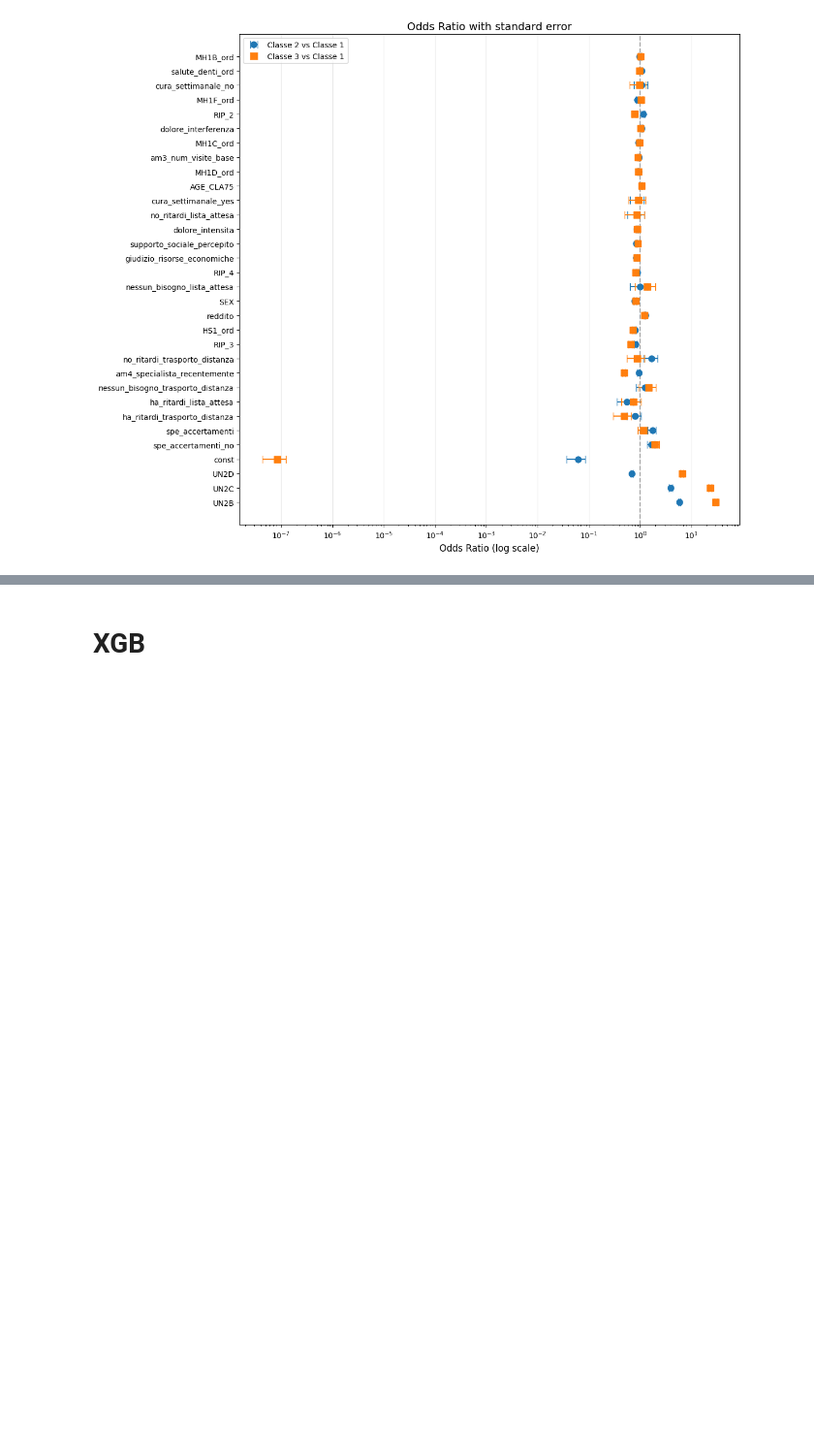
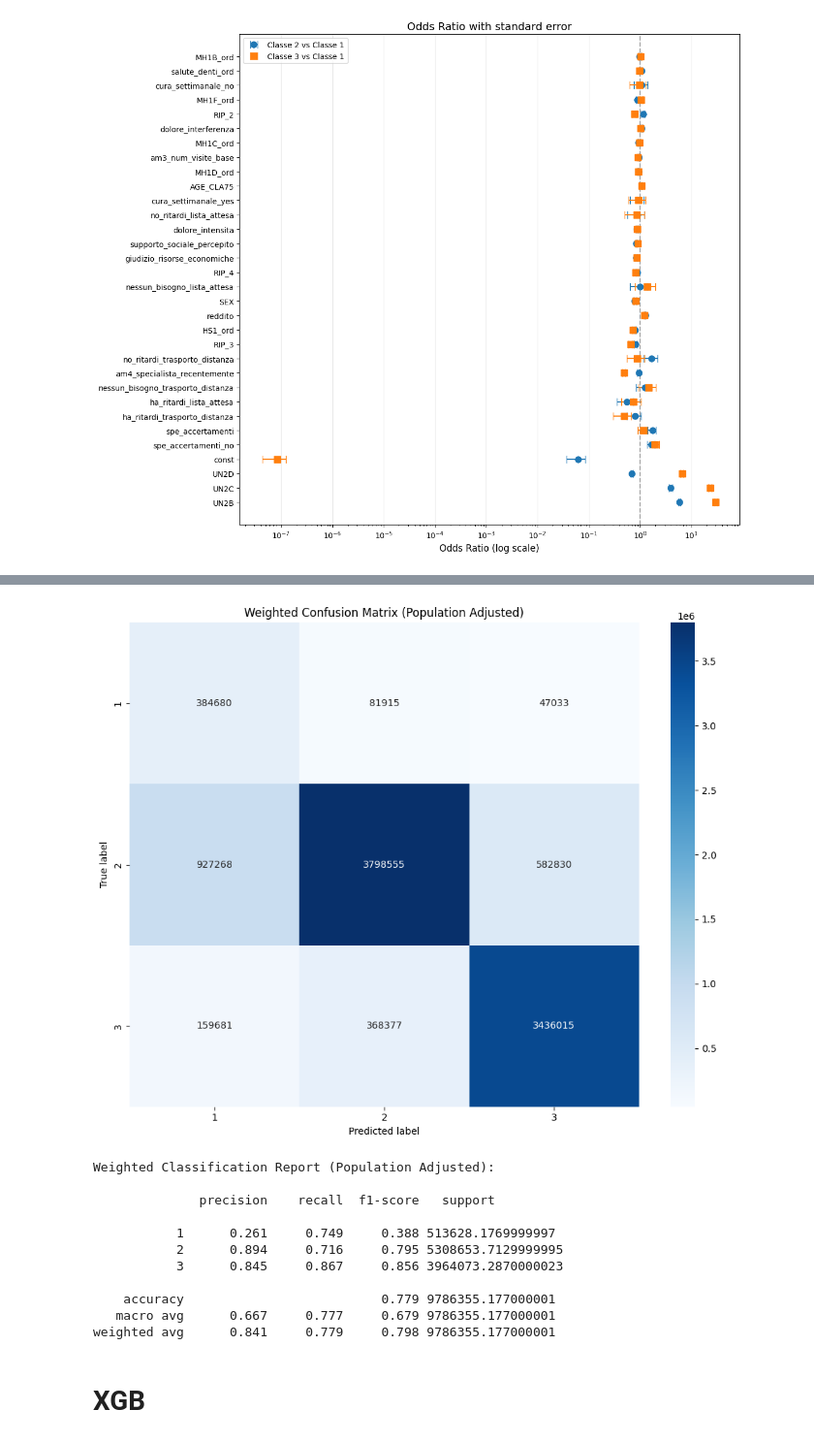
Before and after one commit to emanueleiacca/SL_ISTAT, a Jupyter notebook: Modelling.ipynb, the cells around one changed output, grey strips where cells are left out. Shown at 97% size. Cells and saved outputs as stored; diff of their text form; code cells hidden in the pictures; blank space fills up the shorter version.

```diff
--- a/Modelling.ipynb
+++ b/Modelling.ipynb
@@ -901,2 +910,71 @@ NameError: name 'select_lasso_features' is not defined
+# %%
+import matplotlib.pyplot as plt
+import seaborn as sns
+import numpy as np
+from sklearn.metrics import confusion_matrix, classification_report
+
+# Your existing code for train/test split and model fitting
+X_train, X_rest, y_train, y_rest = train_test_split(
+    X, y, test_size=0.4, random_state=0, stratify=y)
+X_cal, X_test, y_cal, y_test = train_test_split(
+    X_rest, y_rest, test_size=0.5, random_state=0, stratify=y_rest)
+
+# selected_features = select_lasso_features(X_train, y_train, C=C_LASSO, random_state=0)
+X_train_sel = X_train[selected_features]
+X_cal_sel = X_cal[selected_features]
+X_test_sel = X_test[selected_features]
+
+scaler = StandardScaler()
+X_train_scaled = scaler.fit_transform(X_train_sel)
+X_cal_scaled = scaler.transform(X_cal_sel)
+X_test_scaled = scaler.transform(X_test_sel)
+
+log_reg = LogisticRegression(
+    multi_class='multinomial',
+    solver='lbfgs',
+    max_iter=2000,
+    class_weight='balanced',
+    penalty=None,
+    random_state=0
+)
+log_reg.fit(X_train_scaled, y_train)
+
+# Make predictions
+y_pred = log_reg.predict(X_test_scaled)
+y_proba = log_reg.predict_proba(X_test_scaled)
+
+# Extract weights for test set observations from df_finale_model
+test_indices = X_test.index
+test_weights = df_finale_model.loc[test_indices, 'WGT'].values
+
+# Generate weighted confusion matrix
+cm_weighted = confusion_matrix(y_test, y_pred, sample_weight=test_weights)
+
+# Plot weighted confusion matrix
+plt.figure(figsize=(10, 8))
+classes = log_reg.classes_
+sns.heatmap(cm_weighted, annot=True, fmt=".0f", cmap="Blues", xticklabels=classes, yticklabels=classes)
+plt.xlabel("Predicted label")
+plt.ylabel("True label")
+plt.title("Weighted Confusion Matrix (Population Adjusted)")
+plt.tight_layout()
+plt.show()
+
+# Print weighted classification report
+print("\nWeighted Classification Report (Population Adjusted):\n")
+print(classification_report(y_test, y_pred, digits=3, sample_weight=test_weights))
+# %% [output]
+[figure, added]
+Weighted Classification Report (Population Adjusted):
+
+              precision    recall  f1-score   support
+
+           1      0.261     0.749     0.388 513628.1769999997
+           2      0.894     0.716     0.795 5308653.7129999995
+           3      0.845     0.867     0.856 3964073.2870000023
+
+    accuracy                          0.779 9786355.177000001
+   macro avg      0.667     0.777     0.679 9786355.177000001
+weighted avg      0.841     0.779     0.798 9786355.177000001
 # %% [markdown]
 # XGB
```
Also changed, not shown: parts of 12 cells of this notebook.
